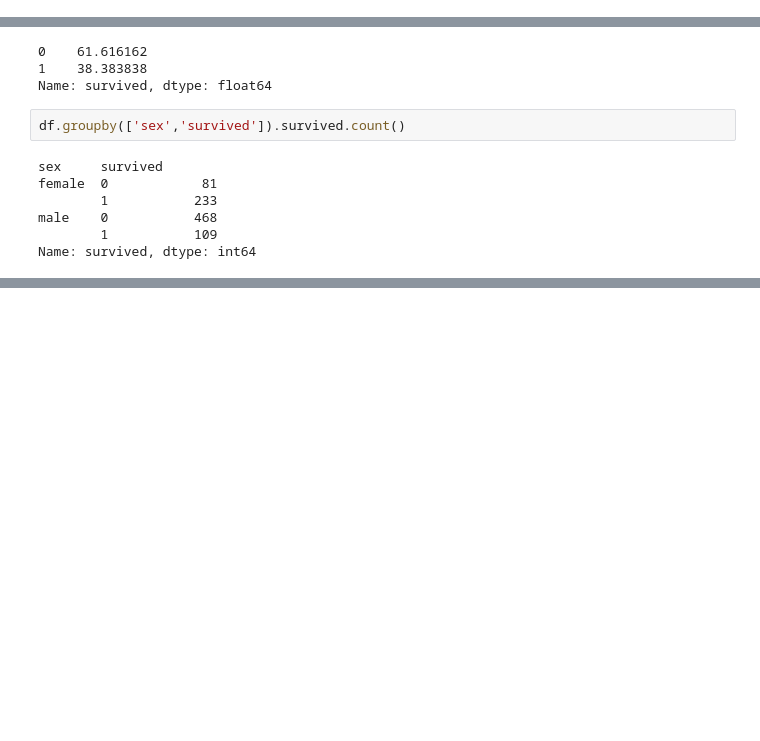
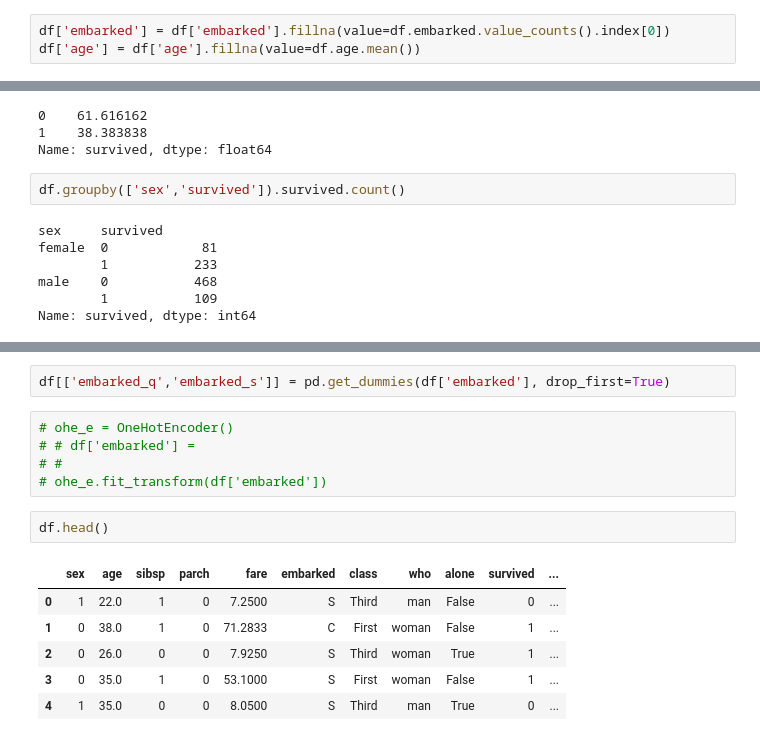
Before and after one commit to arowolo007/Japa-Predictive-Class, a Jupyter notebook: japa_class.ipynb, the cells around one changed output, grey strips where cells are left out. Saved outputs shown, nothing was run; the diff lists cells and outputs as text; blank space fills up the shorter version.

```diff
--- a/japa_class.ipynb
+++ b/japa_class.ipynb
@@ -17,0 +47,3 @@ df.shape
+# %%
+df['embarked'] = df['embarked'].fillna(value=df.embarked.value_counts().index[0])
+df['age'] = df['age'].fillna(value=df.age.mean())
@@ -32,0 +114,16 @@ Name: survived, dtype: int64
+# %%
+df[['embarked_q','embarked_s']] = pd.get_dummies(df['embarked'], drop_first=True)
+# %%
+# ohe_e = OneHotEncoder()
+# # df['embarked'] =
+# #
+# ohe_e.fit_transform(df['embarked'])
+# %%
+df.head()
+# %% [output]
+|  | sex | age | sibsp | parch | fare | embarked | class | who | alone | survived | ... |
+| 0 | 1 | 22.0 | 1 | 0 | 7.2500 | S | Third | man | False | 0 | ... |
+| 1 | 0 | 38.0 | 1 | 0 | 71.2833 | C | First | woman | False | 1 | ... |
+| 2 | 0 | 26.0 | 0 | 0 | 7.9250 | S | Third | woman | True | 1 | ... |
+| 3 | 0 | 35.0 | 1 | 0 | 53.1000 | S | First | woman | False | 1 | ... |
+| 4 | 1 | 35.0 | 0 | 0 | 8.0500 | S | Third | man | True | 0 | ... |
```
Also changed, not shown: parts of 25 cells of this notebook.
